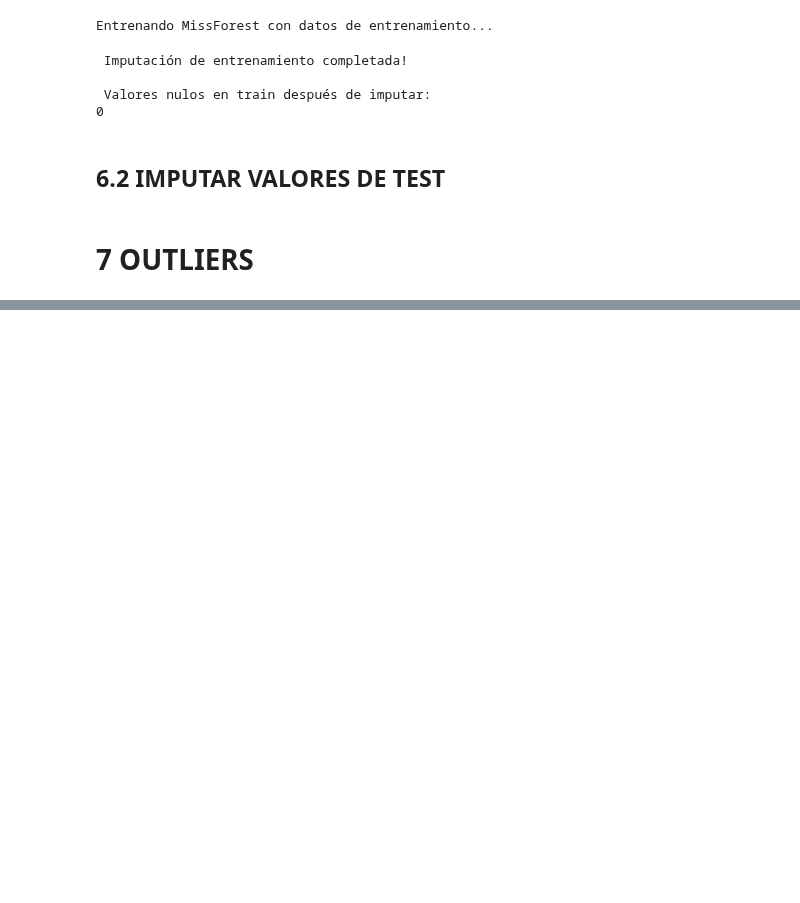
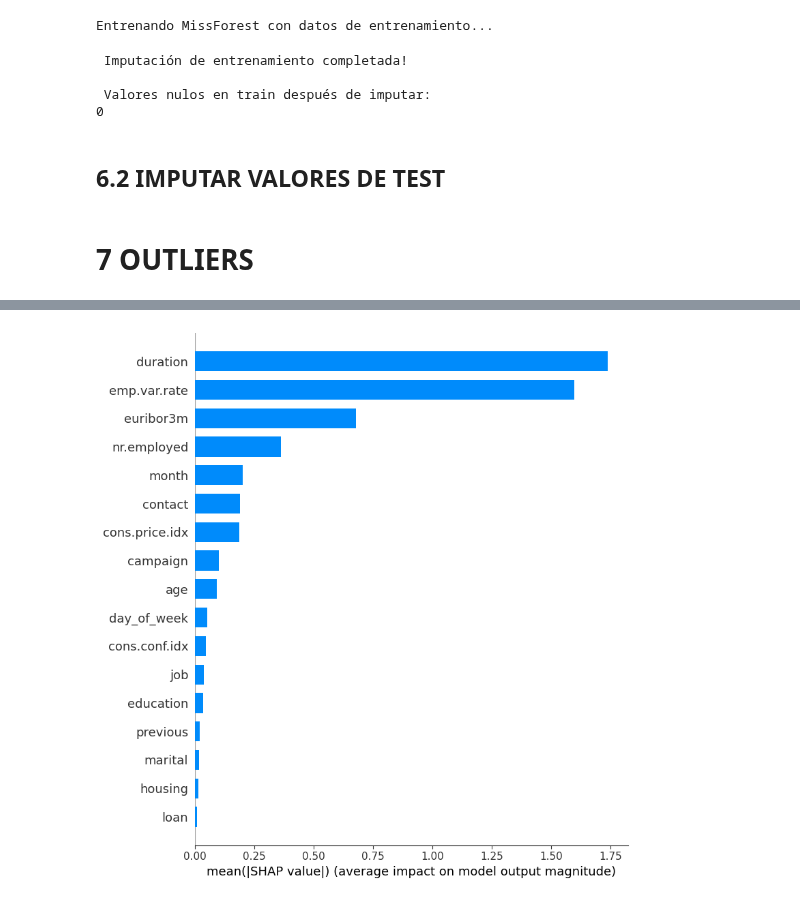
Before and after one commit to 4GeeksAcademy/cathycaz-intro-ml, a Jupyter notebook: src/01.1-logistic-regression.ipynb, the cells around one changed output, grey strips where cells are left out. Drawn from its saved outputs; the diff is of its cells as text; code cells hidden in the pictures; blank space fills up the shorter version.

Commit message:
Cambios Logistic 21/11/2023

```diff
--- a/src/01.1-logistic-regression.ipynb
+++ b/src/01.1-logistic-regression.ipynb
@@ -1061,0 +1121,6 @@ X_train_imputado.describe().T
+# %%
+# Para esta técnica y la de shap se necesita conjunto de validación
+X_train1, X_val, y_train1, y_val = train_test_split(X_train_imputado, Y_train, test_size=0.2, random_state=42)
+
+# Ajustamos el modelo
+model_xgb = XGBClassifier(objective='binary:logistic', random_state=42).fit(X_train1, y_train1)
@@ -1061,0 +1154,6 @@ X_train_imputado.describe().T
+# %%
+# Ajustamos el modelo
+model_lgbm = lgb.LGBMClassifier(random_state=42, n_jobs=-1).fit(X_train1, y_train1)
+
+explainer = shap.Explainer(model_lgbm, X_val)   # usa el mismo X_val
+shap_vals = explainer(X_val).values
@@ -1061,0 +1184,5 @@ X_train_imputado.describe().T
+# %%
+# SHAP Summary Bar Plot ---
+shap.summary_plot(shap_vals, X_val, plot_type="bar")
+# %% [output]
+[figure, added]
```
Also changed, not shown: parts of 25 cells of this notebook.
